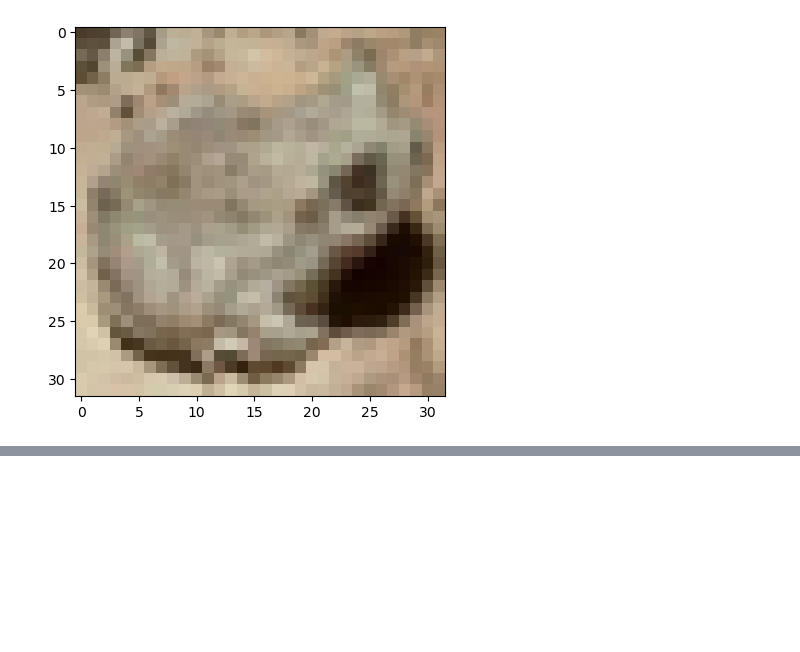
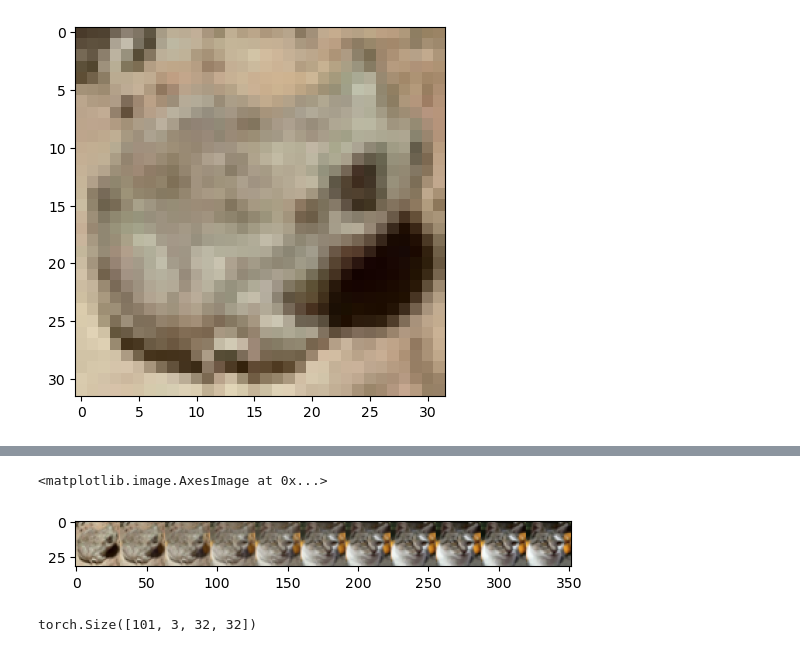
Before and after one commit to SKholkin/ODE_SDE_models_paired_learning, a Jupyter notebook: sandbox.ipynb, the cells around one changed output, grey strips where cells are left out. Saved outputs shown, nothing was run; the diff lists cells and outputs as text; code cells hidden in the pictures; blank space fills up the shorter version.

```diff
--- a/sandbox.ipynb
+++ b/sandbox.ipynb
@@ -112,0 +146,13 @@ plt.imshow(imgs_dist1[0].permute([1, 2, 0]))
+# %%
+to_plot = x_t_samples[::10].permute([2, 3, 1, 0])
+to_plot = torch.cat([to_plot[:, :, :, i] for i in range(to_plot.shape[3])], 1)
+plt.imshow(to_plot * 0.5 + 0.5)
+# %% [output]
+<matplotlib.image.AxesImage at 0x...>
+[figure, added]
+# %%
+x_0 = sample_images[0]
+x_0 = x_0.unsqueeze(0).repeat([t_range.shape[0], 1, 1, 1])
+x_0.shape
+# %% [output]
+torch.Size([101, 3, 32, 32])
```
Also changed, not shown: parts of 4 cells of this notebook, 3 other files.
